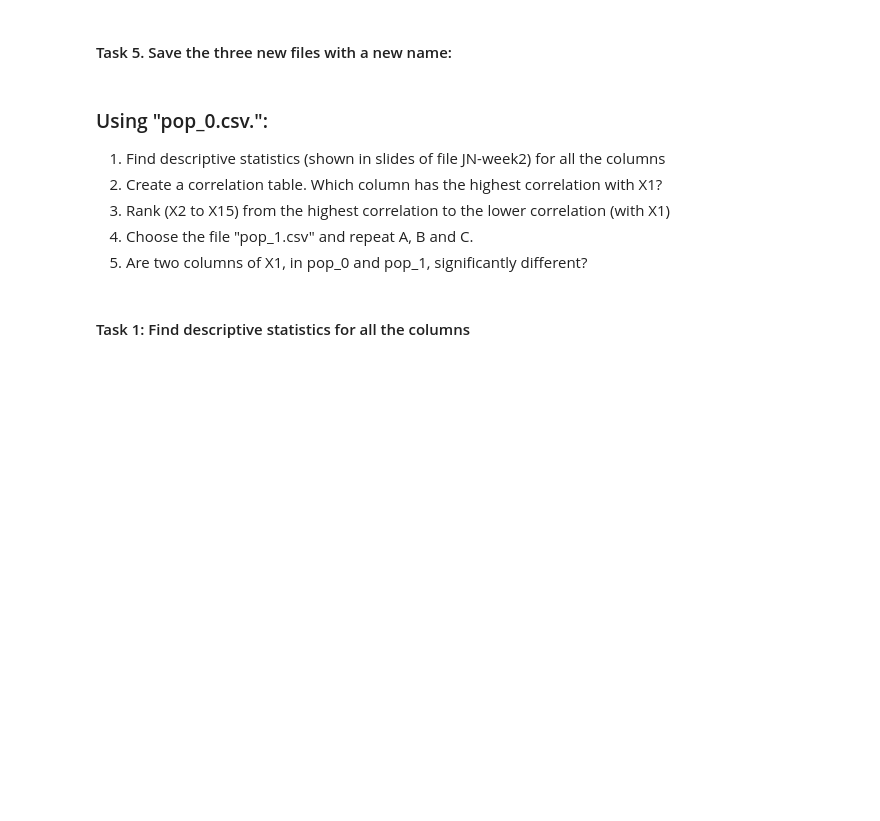
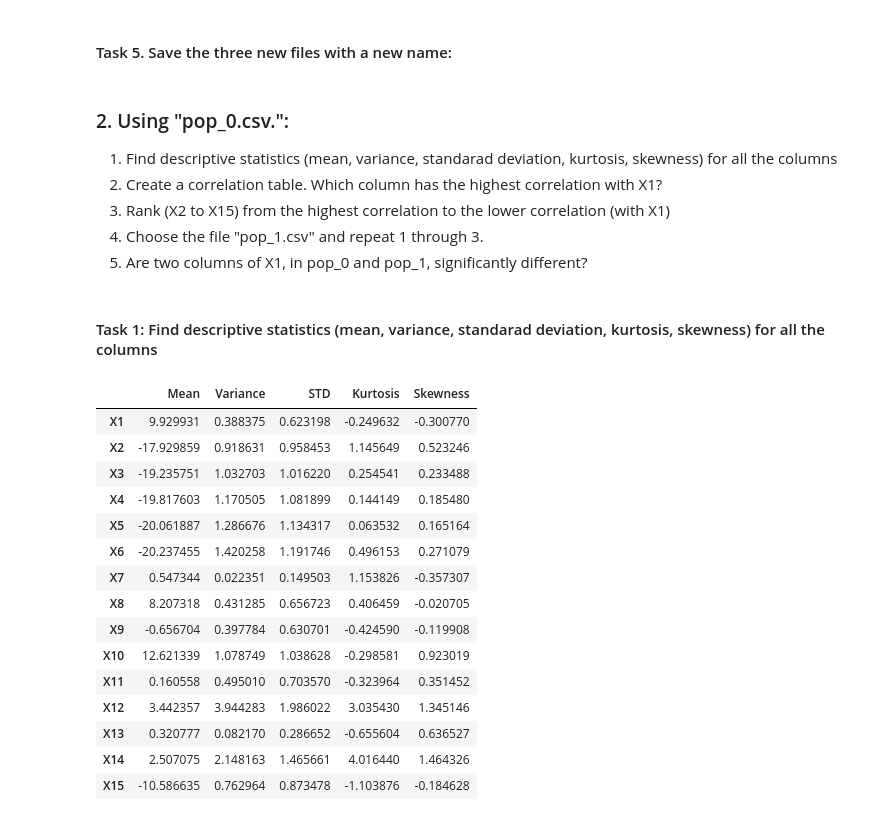
Before and after one commit to romaricoflores/bida406-predictive-analytics, a Jupyter notebook: week2/assignment1.ipynb, the cells around one changed output. Cells and saved outputs as stored; diff of their text form; code cells hidden in the pictures; blank space fills up the shorter version.

```diff
--- a/week2/assignment1.ipynb
+++ b/week2/assignment1.ipynb
@@ -69,11 +222,49 @@ df_medfill.to_csv("Alfalfa-Median Fill.csv")
 df_ffill.to_csv("Alfalfa-Forward Fill.csv")
 df_dropna.to_csv("Alfalfa-Dropped NaN.csv")
 # %% [markdown]
-### Using "pop_0.csv.":
-1. Find descriptive statistics (shown in slides of file JN-week2) for all the columns
+### 2. Using "pop_0.csv.":
+1. Find descriptive statistics (mean, variance, standarad deviation, kurtosis, skewness) for all the columns
 2. Create a correlation table. Which column has the highest correlation with X1?
 3. Rank (X2 to X15) from the highest correlation to the lower correlation (with X1)
-4. Choose the file "pop_1.csv" and repeat A, B and C.
+4. Choose the file "pop_1.csv" and repeat 1 through 3.
 5. Are two columns of X1, in pop_0 and pop_1, significantly different?
 # %% [markdown]
-#### Task 1: Find descriptive statistics for all the columns
+#### Task 1: Find descriptive statistics (mean, variance, standarad deviation, kurtosis, skewness) for all the columns
+# %%
+import pandas as pd
+
+df_pop0 = pd.read_csv("pop_0.csv")
+df_mean = df_pop0.mean()
+df_mean.name = "Mean"
+
+df_variance = df_pop0.var()
+df_variance.name = "Variance"
+
+df_std = df_pop0.std()
+df_std.name = "STD"
+
+df_kurtosis = df_pop0.kurtosis()
+df_kurtosis.name = "Kurtosis"
+
+df_skew = df_pop0.skew()
+df_skew.name = "Skewness"
+
+df_results = pd.concat([df_mean, df_variance, df_std, df_kurtosis, df_skew], axis=1)
+df_results
+# %% [output]
+|  | Mean | Variance | STD | Kurtosis | Skewness |
+| X1 | 9.929931 | 0.388375 | 0.623198 | -0.249632 | -0.300770 |
+| X2 | -17.929859 | 0.918631 | 0.958453 | 1.145649 | 0.523246 |
+| X3 | -19.235751 | 1.032703 | 1.016220 | 0.254541 | 0.233488 |
+| X4 | -19.817603 | 1.170505 | 1.081899 | 0.144149 | 0.185480 |
+| X5 | -20.061887 | 1.286676 | 1.134317 | 0.063532 | 0.165164 |
+| X6 | -20.237455 | 1.420258 | 1.191746 | 0.496153 | 0.271079 |
+| X7 | 0.547344 | 0.022351 | 0.149503 | 1.153826 | -0.357307 |
+| X8 | 8.207318 | 0.431285 | 0.656723 | 0.406459 | -0.020705 |
+| X9 | -0.656704 | 0.397784 | 0.630701 | -0.424590 | -0.119908 |
+| X10 | 12.621339 | 1.078749 | 1.038628 | -0.298581 | 0.923019 |
+| X11 | 0.160558 | 0.495010 | 0.703570 | -0.323964 | 0.351452 |
+| X12 | 3.442357 | 3.944283 | 1.986022 | 3.035430 | 1.345146 |
+| X13 | 0.320777 | 0.082170 | 0.286652 | -0.655604 | 0.636527 |
+| X14 | 2.507075 | 2.148163 | 1.465661 | 4.016440 | 1.464326 |
+| X15 | -10.586635 | 0.762964 | 0.873478 | -1.103876 | -0.184628 |
```
Also changed, not shown: parts of 15 cells of this notebook.
